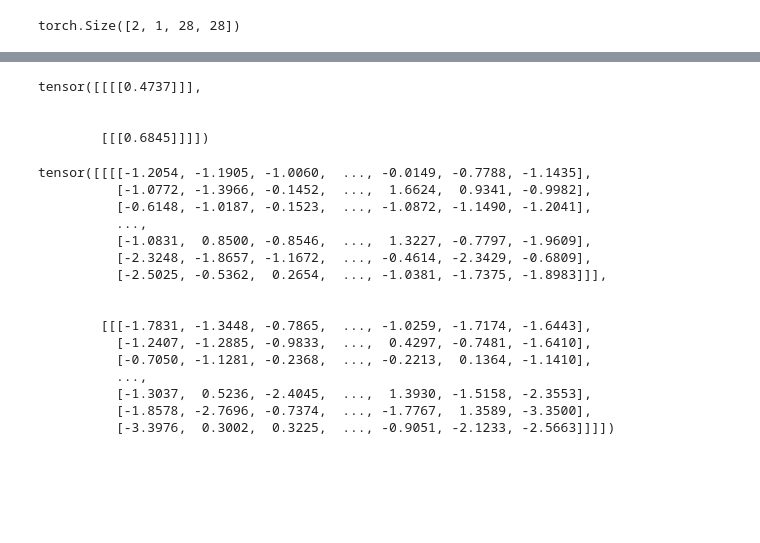
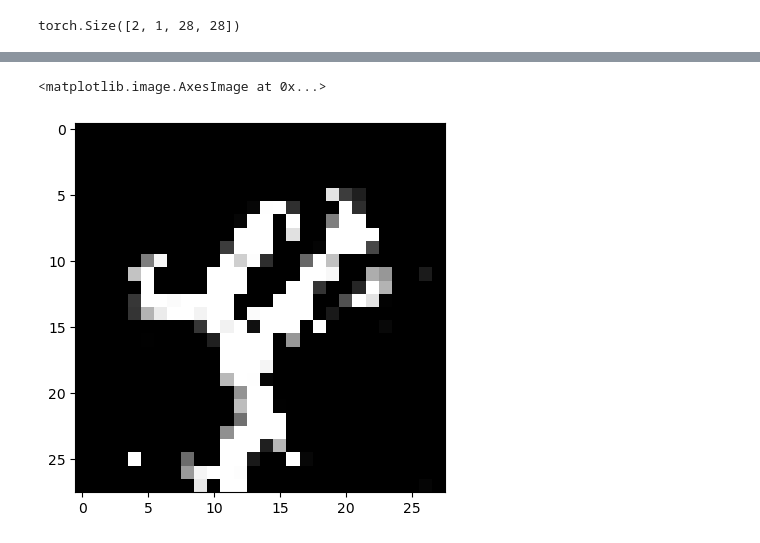
Before and after one commit to benjzhang/tap-sgm, a Jupyter notebook: mymnist/mnist_simple_tapsgm.ipynb, the cells around one changed output, grey strips where cells are left out. Cells and saved outputs as stored; diff of their text form; code cells hidden in the pictures; blank space fills up the shorter version.

```diff
--- a/mymnist/mnist_simple_tapsgm.ipynb
+++ b/mymnist/mnist_simple_tapsgm.ipynb
@@ -274,27 +314,12 @@ torch.Size([2, 1, 28, 28])
+# %%
+generated_samps = generate_samples(scorenet_trained,2,torch.tensor(loaded))
+# %%
+test = model(generated_samps[:,:,:,:],reverse = True)
+# %%
+plt.imshow(test[15,0,:,:].detach().numpy(),cmap = 'gray')
+# %% [output]
+<matplotlib.image.AxesImage at 0x...>
+[figure, added]
 # %%
-t = torch.rand([b.size(0), ] + [1 for _ in range(b.ndim - 1)]).to(b) * (1-0+1e-3)
-t
+x = loaded
+t = torch.rand([x.size(0), ] + [1 for _ in range(x.ndim - 1)]).to(x) * (2)
-# %% [output]
-tensor([[[[0.4737]]],
-
-
-        [[[0.6845]]]])
-# %%
-b * t
-# %% [output]
-tensor([[[[-1.2054, -1.1905, -1.0060,  ..., -0.0149, -0.7788, -1.1435],
-          [-1.0772, -1.3966, -0.1452,  ...,  1.6624,  0.9341, -0.9982],
-          [-0.6148, -1.0187, -0.1523,  ..., -1.0872, -1.1490, -1.2041],
-          ...,
-          [-1.0831,  0.8500, -0.8546,  ...,  1.3227, -0.7797, -1.9609],
-          [-2.3248, -1.8657, -1.1672,  ..., -0.4614, -2.3429, -0.6809],
-          [-2.5025, -0.5362,  0.2654,  ..., -1.0381, -1.7375, -1.8983]]],
-
-
-        [[[-1.7831, -1.3448, -0.7865,  ..., -1.0259, -1.7174, -1.6443],
-          [-1.2407, -1.2885, -0.9833,  ...,  0.4297, -0.7481, -1.6410],
-          [-0.7050, -1.1281, -0.2368,  ..., -0.2213,  0.1364, -1.1410],
-          ...,
-          [-1.3037,  0.5236, -2.4045,  ...,  1.3930, -1.5158, -2.3553],
-          [-1.8578, -2.7696, -0.7374,  ..., -1.7767,  1.3589, -3.3500],
-          [-3.3976,  0.3002,  0.3225,  ..., -0.9051, -2.1233, -2.5663]]]])
```
Also changed, not shown: parts of 5 cells of this notebook, 4 other files.
